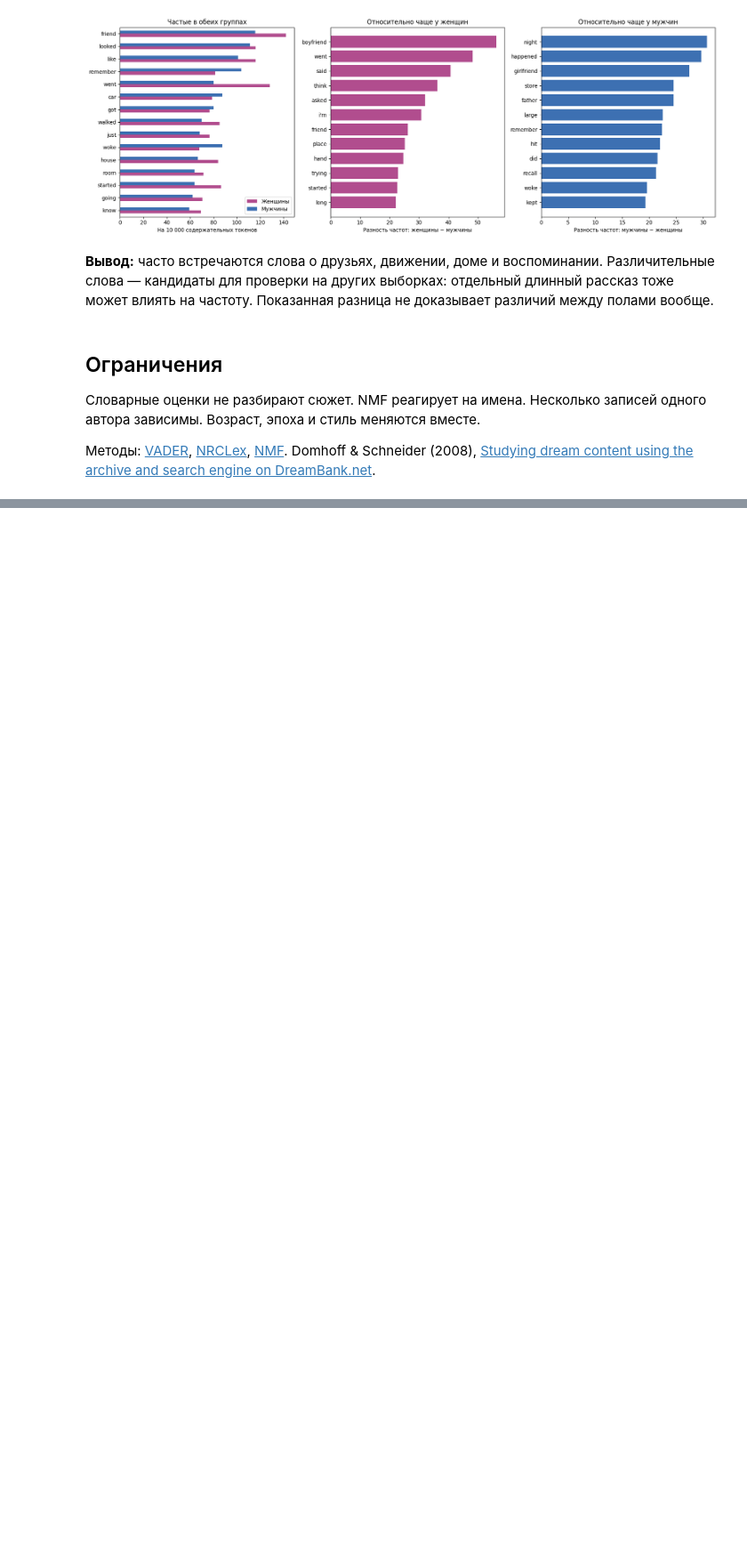
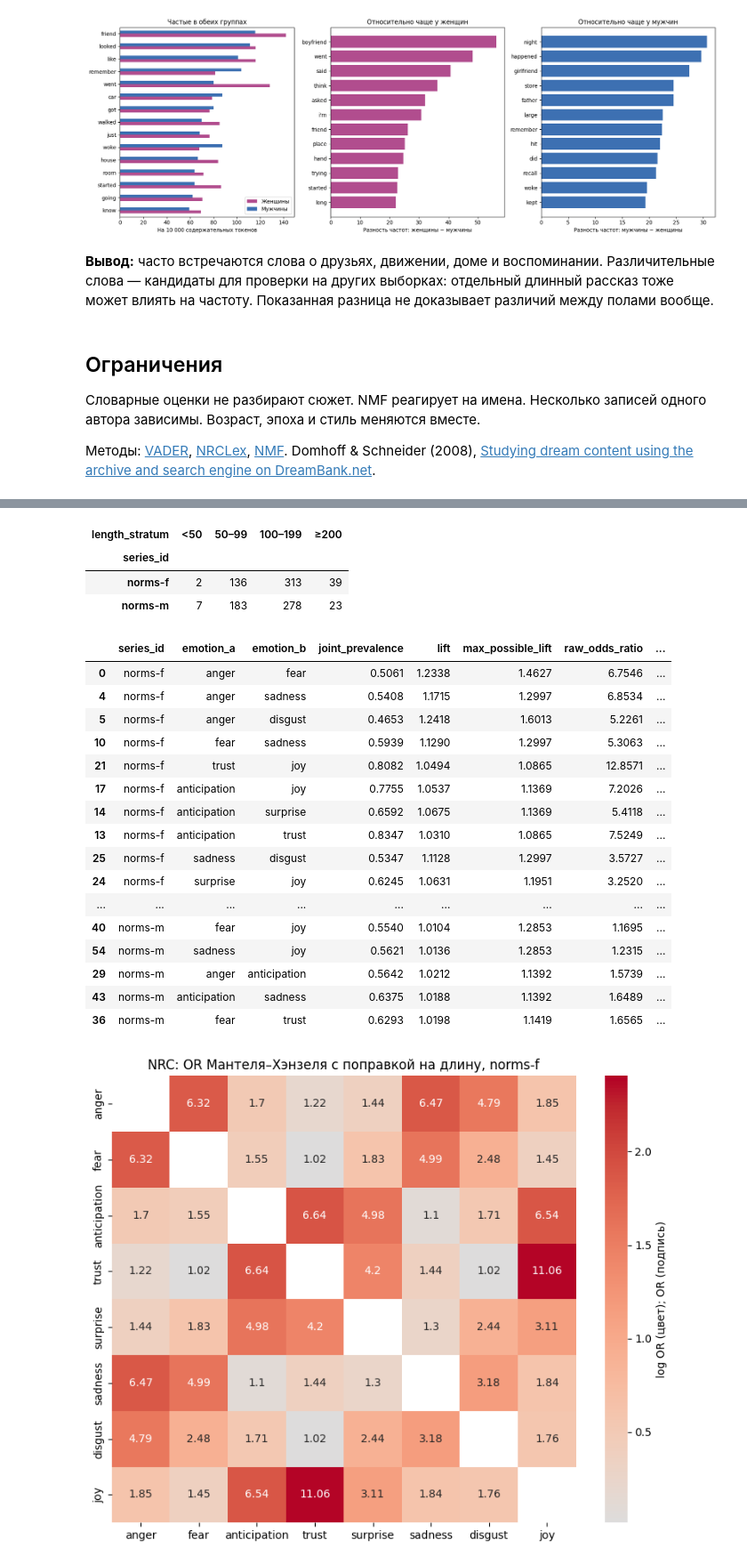
Before and after one commit to vorogurcov/dreambank-analysis, a Jupyter notebook: DreamPoly.ipynb, the cells around one changed output, grey strips where cells are left out. Shown at 89% size. Drawn from its saved outputs; the diff is of its cells as text; code cells hidden in the pictures; blank space fills up the shorter version.

```diff
--- a/DreamPoly.ipynb
+++ b/DreamPoly.ipynb
@@ -465,0 +988,68 @@ display(Markdown('**Вывод:** часто встречаются слова
+# %%
+# Нормативные серии: признаки и бинарное наличие категорий NRC
+norms_data = dreams[
+    dreams['series_id'].isin(['norms-f', 'norms-m']) & dreams['language'].eq('en')
+].copy()
+assert norms_data['dream_id'].is_unique
+
+norms_features = pd.DataFrame(
+    [features(t) for t in norms_data['text']], index=norms_data.index
+)
+norms_data = pd.concat([norms_data, norms_features], axis=1)
+norms_data = ext.add_emotion_presence(norms_data, EMOTIONS)
+norms_data['length_stratum'] = ext.length_strata(norms_data['token_count'])
+
+display(norms_data.groupby(['series_id', 'length_stratum'], observed=True).size().unstack())
+# %% [output]
+| length_stratum | <50 | 50–99 | 100–199 | ≥200 |
+| series_id |  |  |  |  |
+| norms-f | 2 | 136 | 313 | 39 |
+| norms-m | 7 | 183 | 278 | 23 |
+# %%
+# Таблицы совместной встречаемости по сериям (все сны серии)
+cooc_tables = {}
+for series_id, group in norms_data.groupby('series_id'):
+    table = ext.cooccurrence_table(group, EMOTIONS)
+    table.insert(0, 'series_id', series_id)
+    cooc_tables[series_id] = table
+
+cooccurrence_df = pd.concat(cooc_tables.values(), ignore_index=True)
+
+display(cooccurrence_df.sort_values(
+    ['series_id', 'mh_p_adjusted_bh']
+)[['series_id', 'emotion_a', 'emotion_b', 'joint_prevalence', 'lift',
+   'max_possible_lift', 'raw_odds_ratio', 'raw_p_adjusted_bh',
+   'mh_odds_ratio', 'mh_ci_low', 'mh_ci_high', 'mh_p_adjusted_bh']].round(4))
+
+cooccurrence_df.to_csv(EXT_RESULTS / 'nrc_emotion_cooccurrence.csv',
+                       index=False, encoding='utf-8-sig')
+
+# Тепловые карты логарифма OR Мантеля–Хэнзеля
+for series_id, table in cooc_tables.items():
+    matrix = ext.odds_ratio_matrix(table, 'mh_odds_ratio', EMOTIONS)
+    fig, ax = plt.subplots(figsize=(8, 6.5))
+    sns.heatmap(np.log(matrix), annot=matrix.round(2), fmt='', cmap='coolwarm',
+                center=0, ax=ax, cbar_kws={'label': 'log OR (цвет); OR (подпись)'})
+    ax.set_title(f'NRC: OR Мантеля–Хэнзеля с поправкой на длину, {series_id}')
+    fig.tight_layout()
+    fig.savefig(EXT_FIGURES / f'nrc_mh_or_{series_id}.png', dpi=150)
+    plt.show()
+# %% [output]
+|  | series_id | emotion_a | emotion_b | joint_prevalence | lift | max_possible_lift | raw_odds_ratio | ... |
+| 0 | norms-f | anger | fear | 0.5061 | 1.2338 | 1.4627 | 6.7546 | ... |
+| 4 | norms-f | anger | sadness | 0.5408 | 1.1715 | 1.2997 | 6.8534 | ... |
+| 5 | norms-f | anger | disgust | 0.4653 | 1.2418 | 1.6013 | 5.2261 | ... |
+| 10 | norms-f | fear | sadness | 0.5939 | 1.1290 | 1.2997 | 5.3063 | ... |
+| 21 | norms-f | trust | joy | 0.8082 | 1.0494 | 1.0865 | 12.8571 | ... |
+| 17 | norms-f | anticipation | joy | 0.7755 | 1.0537 | 1.1369 | 7.2026 | ... |
+| 14 | norms-f | anticipation | surprise | 0.6592 | 1.0675 | 1.1369 | 5.4118 | ... |
+| 13 | norms-f | anticipation | trust | 0.8347 | 1.0310 | 1.0865 | 7.5249 | ... |
+| 25 | norms-f | sadness | disgust | 0.5347 | 1.1128 | 1.2997 | 3.5727 | ... |
+| 24 | norms-f | surprise | joy | 0.6245 | 1.0631 | 1.1951 | 3.2520 | ... |
+| ... | ... | ... | ... | ... | ... | ... | ... | ... |
+| 40 | norms-m | fear | joy | 0.5540 | 1.0104 | 1.2853 | 1.1695 | ... |
+| 54 | norms-m | sadness | joy | 0.5621 | 1.0136 | 1.2853 | 1.2315 | ... |
+| 29 | norms-m | anger | anticipation | 0.5642 | 1.0212 | 1.1392 | 1.5739 | ... |
+| 43 | norms-m | anticipation | sadness | 0.6375 | 1.0188 | 1.1392 | 1.6489 | ... |
+| 36 | norms-m | fear | trust | 0.6293 | 1.0198 | 1.1419 | 1.6565 | ... |
+[figure, added]
```
Also changed, not shown: parts of 42 cells of this notebook, 1 other file.
